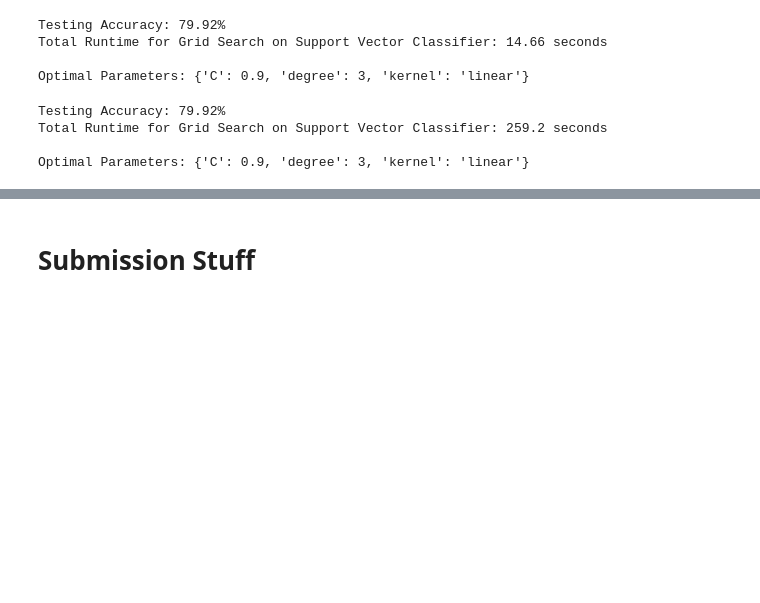
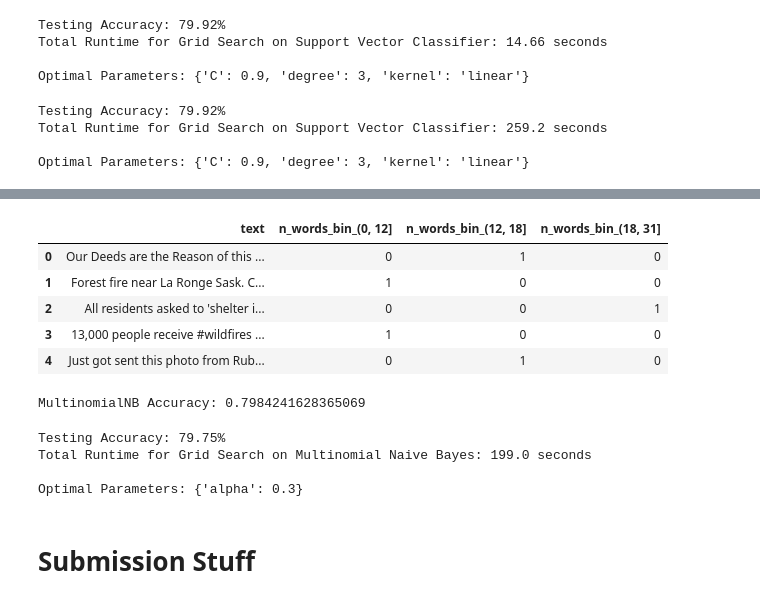
Before and after one commit to reubenkavalov/KaggleTweetsChallenge, a Jupyter notebook: Kaggle NLP Tweet Challenge.ipynb, the cells around one changed output, grey strips where cells are left out. Drawn from its saved outputs; the diff is of its cells as text; code cells hidden in the pictures; blank space fills up the shorter version.

Commit message:
impletmented dataframemapper to combine tf-idf with another feature

```diff
--- a/Kaggle NLP Tweet Challenge.ipynb
+++ b/Kaggle NLP Tweet Challenge.ipynb
@@ -595,0 +685,17 @@ Optimal Parameters: {'C': 0.9, 'degree': 3, 'kernel': 'linear'}
+# %%
+cat_features = pd.DataFrame(df.n_words_bin)
+# %%
+binned_word_count = pd.get_dummies(cat_features)
+# %%
+features_df = df.drop(columns=['id','keyword','location','target','num_char','num_words','n_words_bin'])
+# %%
+features_df = pd.concat([features_df, binned_word_count], axis=1)
+# %%
+features_df.head()
+# %% [output]
+|  | text | n_words_bin_(0, 12] | n_words_bin_(12, 18] | n_words_bin_(18, 31] |
+| 0 | Our Deeds are the Reason of this ... | 0 | 1 | 0 |
+| 1 | Forest fire near La Ronge Sask. C... | 1 | 0 | 0 |
+| 2 | All residents asked to 'shelter i... | 0 | 0 | 1 |
+| 3 | 13,000 people receive #wildfires ... | 1 | 0 | 0 |
+| 4 | Just got sent this photo from Rub... | 0 | 1 | 0 |
@@ -596,3 +718,26 @@ Optimal Parameters: {'C': 0.9, 'degree': 3, 'kernel': 'linear'}
+# %%
+predicted= model.predict(X_test)
+print("MultinomialNB Accuracy:", accuracy_score(y_test, predicted))
+# %% [output]
+MultinomialNB Accuracy: 0.7984241628365069
+# %%
+mnb_param_grid = {
+    'alpha': [0.3,0.5,0.7,0.9]
+}
+
+start = time.time()
+mnb_grid_search = GridSearchCV(model,mnb_param_grid,cv=50)
+mnb_grid_search.fit(X_train, y_train)
+
+print("Testing Accuracy: {:.4}%".format(mnb_grid_search.best_score_ * 100))
+print("Total Runtime for Grid Search on Multinomial Naive Bayes: {:.4} seconds".format(time.time() - start))
+print("")
+print("Optimal Parameters: {}".format(mnb_grid_search.best_params_))
+# %% [output]
+Testing Accuracy: 79.75%
+Total Runtime for Grid Search on Multinomial Naive Bayes: 199.0 seconds
+
+Optimal Parameters: {'alpha': 0.3}
 # %% [markdown]
  # Submission Stuff
 # %% [markdown]
```
Also changed, not shown: parts of 43 cells of this notebook.
